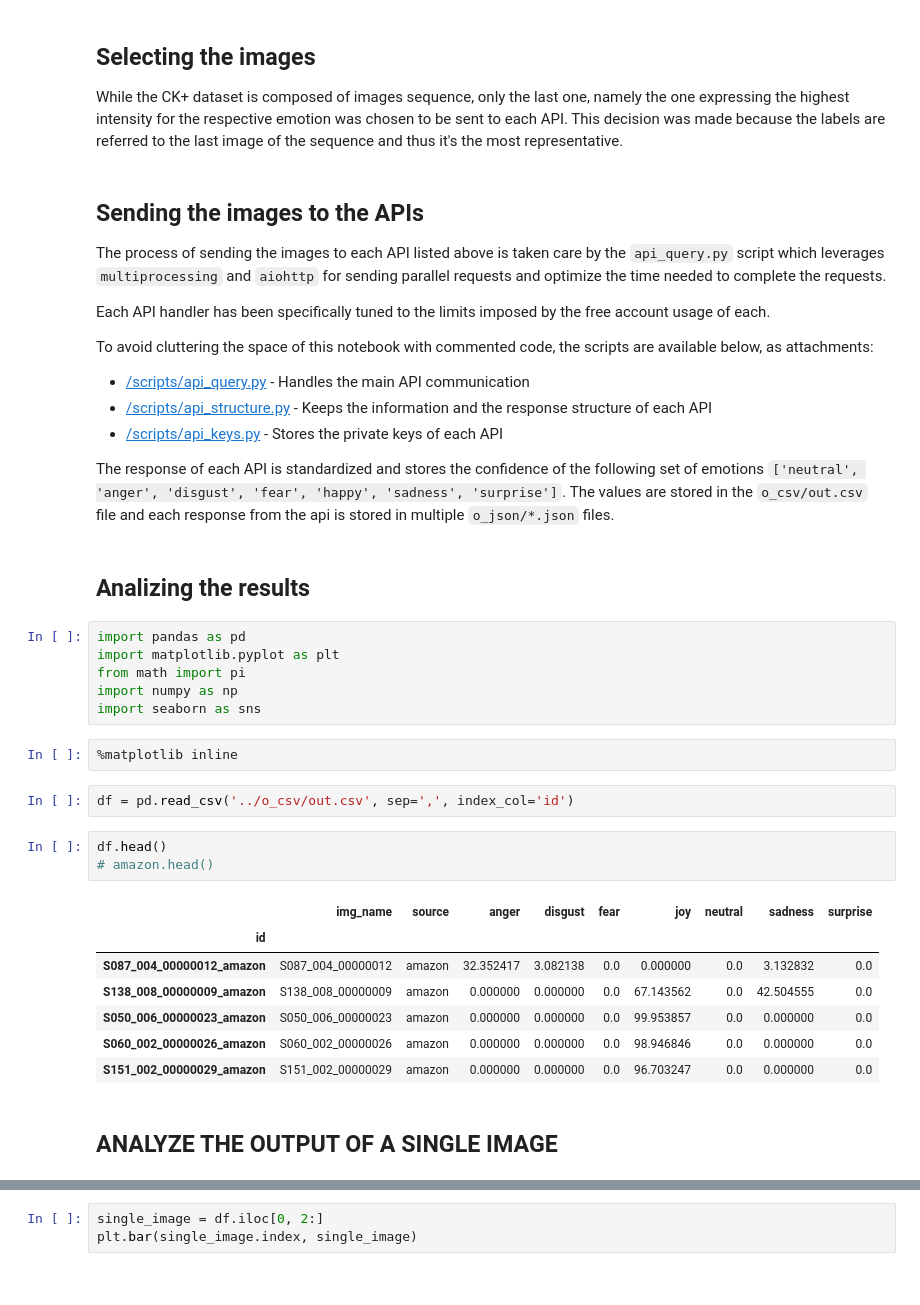
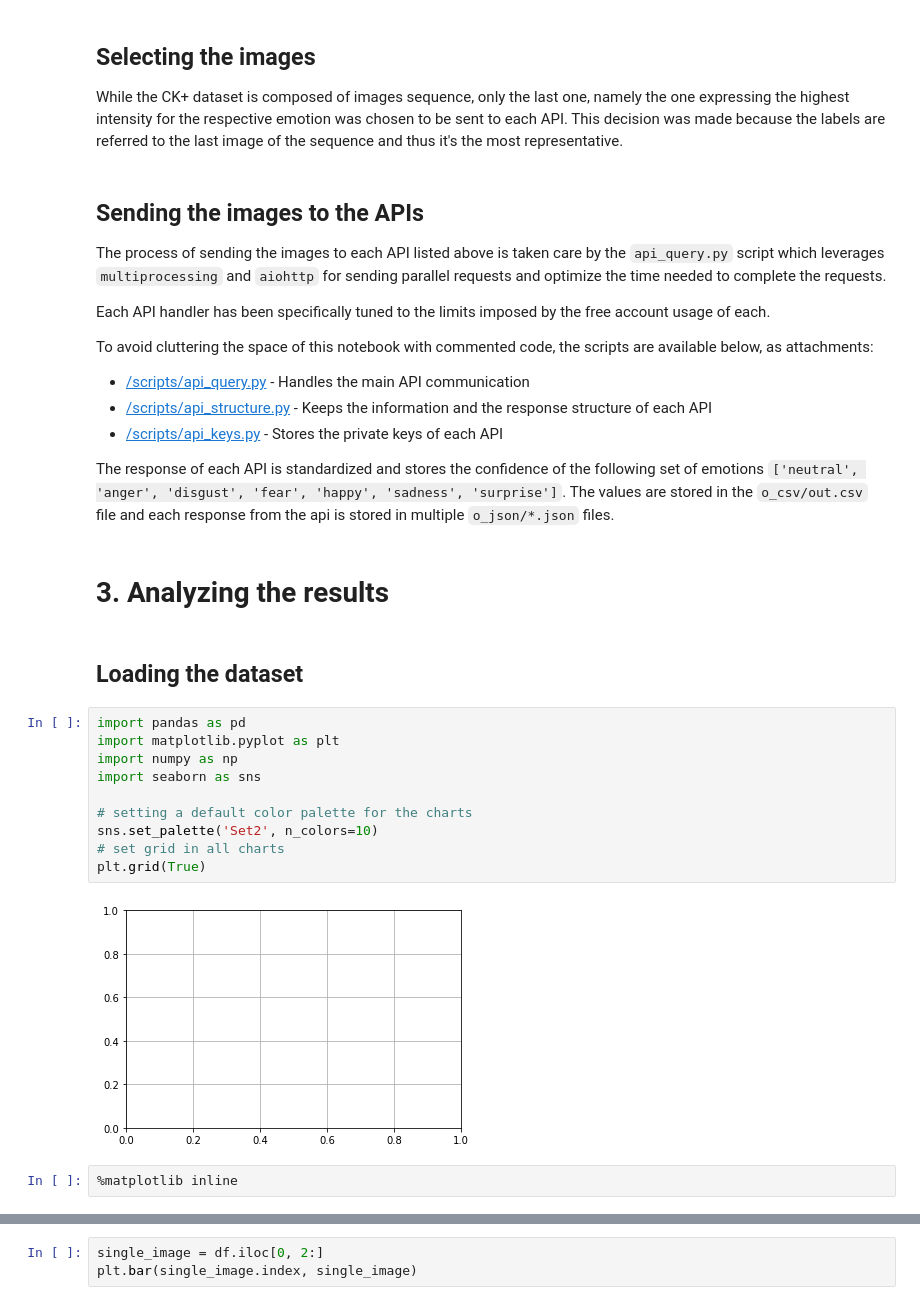
Before and after one commit to tonca/emotion_recognition, a Jupyter notebook: notebooks/API_testing.ipynb, the cells around one changed output, grey strips where cells are left out. Saved outputs shown, nothing was run; the diff lists cells and outputs as text.

```diff
--- a/notebooks/API_testing.ipynb
+++ b/notebooks/API_testing.ipynb
@@ -70,33 +70,26 @@ The process of sending the images to each API listed above is taken care by the
 Each API handler has been specifically tuned to the limits imposed by the free account usage of each.
 
 To avoid cluttering the space of this notebook with commented code, the scripts are available below, as attachments:
-* [/scripts/api_query.py](../api_query.py) - Handles the main API communication
-* [/scripts/api_structure.py](../api_structure.py) - Keeps the information and the response structure of each API
-* [/scripts/api_keys.py](../api_keys.py) - Stores the private keys of each API
+* [/scripts/api_query.py](/edit/scripts/apis/api_query.py) - Handles the main API communication
+* [/scripts/api_structure.py](/edit/scripts/apis/api_structure.py) - Keeps the information and the response structure of each API
+* [/scripts/api_keys.py](/edit/scripts/apis/api_keys.py) - Stores the private keys of each API
 
 The response of each API is standardized and stores the confidence of the following set of emotions `['neutral', 'anger', 'disgust', 'fear', 'happy', 'sadness', 'surprise']`. The values are stored in the `o_csv/out.csv` file and each response from the api is stored in multiple `o_json/*.json` files.
 # %% [markdown]
-## Analizing the results
+# 3. Analyzing the results
+# %% [markdown]
+## Loading the dataset
 # %%
 import pandas as pd
 import matplotlib.pyplot as plt
-from math import pi
 import numpy as np
 import seaborn as sns
+
+# setting a default color palette for the charts
+sns.set_palette('Set2', n_colors=10)
+# set grid in all charts
+plt.grid(True)
+# %% [output]
+[figure, added]
 # %%
 %matplotlib inline
-# %%
-df = pd.read_csv('../o_csv/out.csv', sep=',', index_col='id')
-# %%
-df.head()
-# amazon.head()
-# %% [output]
-|  | img_name | source | anger | disgust | fear | joy | neutral | sadness | surprise |
-| id |  |  |  |  |  |  |  |  |  |
-| S087_004_00000012_amazon | S087_004_00000012 | amazon | 32.352417 | 3.082138 | 0.0 | 0.000000 | 0.0 | 3.132832 | 0.0 |
-| S138_008_00000009_amazon | S138_008_00000009 | amazon | 0.000000 | 0.000000 | 0.0 | 67.143562 | 0.0 | 42.504555 | 0.0 |
-| S050_006_00000023_amazon | S050_006_00000023 | amazon | 0.000000 | 0.000000 | 0.0 | 99.953857 | 0.0 | 0.000000 | 0.0 |
-| S060_002_00000026_amazon | S060_002_00000026 | amazon | 0.000000 | 0.000000 | 0.0 | 98.946846 | 0.0 | 0.000000 | 0.0 |
-| S151_002_00000029_amazon | S151_002_00000029 | amazon | 0.000000 | 0.000000 | 0.0 | 96.703247 | 0.0 | 0.000000 | 0.0 |
-# %% [markdown]
-## ANALYZE THE OUTPUT OF A SINGLE IMAGE
```
Also changed, not shown: parts of 10 cells of this notebook.
